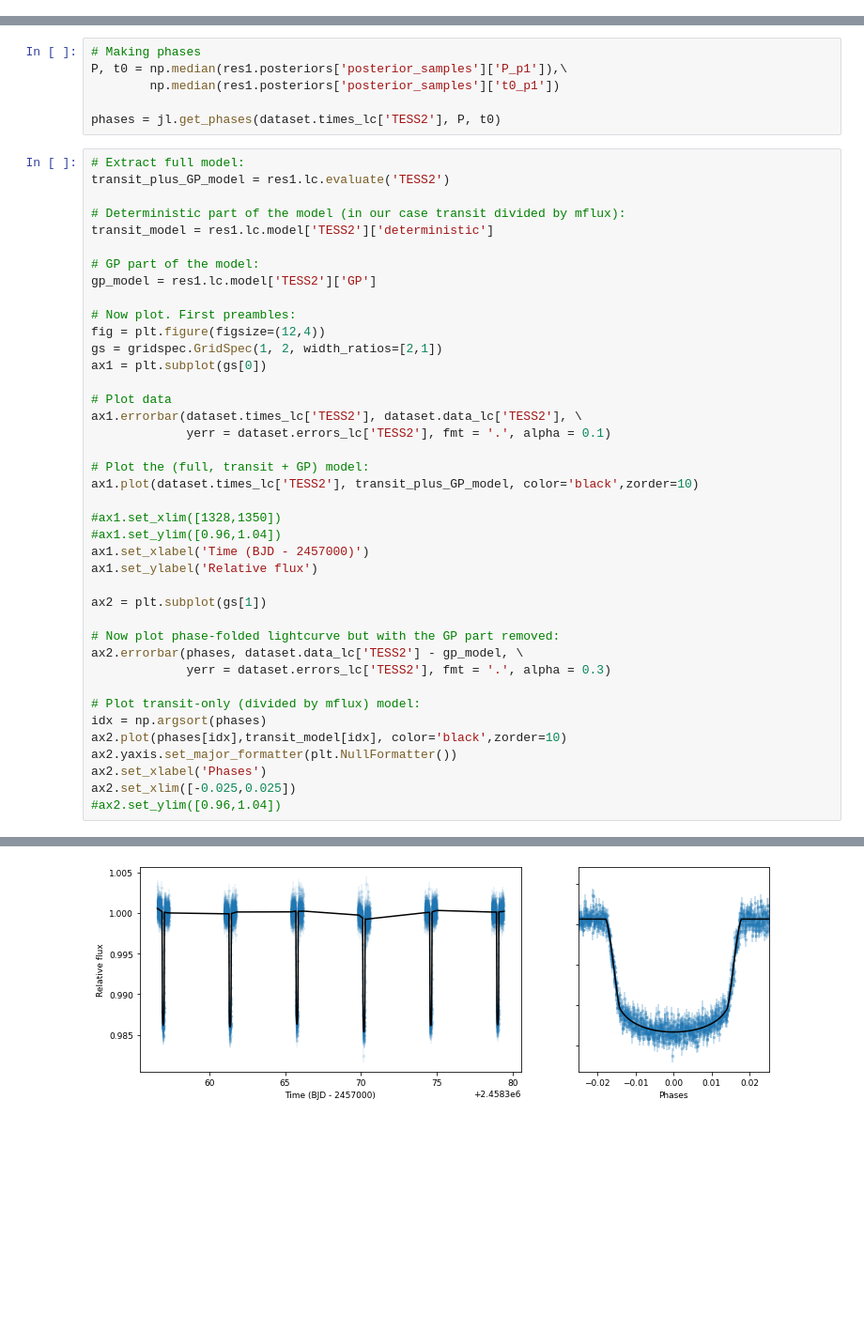
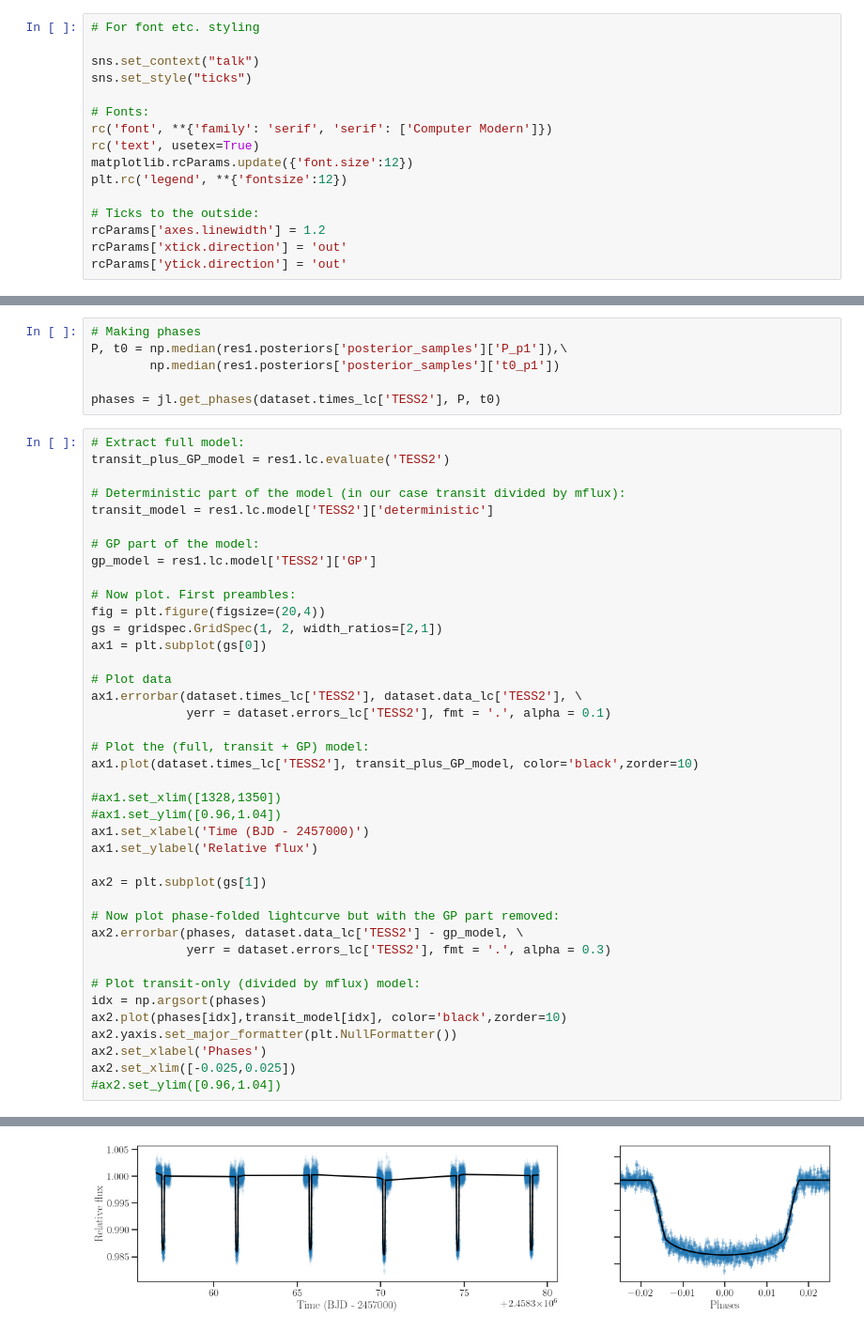
Before and after one commit to Jayshil/ld-project-updated, a Jupyter notebook: WASP-62/phase.ipynb, the cells around one changed output, grey strips where cells are left out. Shown at 94% size. Cells and saved outputs as stored; diff of their text form; blank space fills up the shorter version.

Commit message:
Changed fonts

```diff
--- a/WASP-62/phase.ipynb
+++ b/WASP-62/phase.ipynb
@@ -8,3 +11,19 @@ import matplotlib.gridspec as gridspec
+# %%
+# For font etc. styling
+
+sns.set_context("talk")
+sns.set_style("ticks")
+
+# Fonts:
+rc('font', **{'family': 'serif', 'serif': ['Computer Modern']})
+rc('text', usetex=True)
+matplotlib.rcParams.update({'font.size':12})
+plt.rc('legend', **{'fontsize':12})
+
+# Ticks to the outside:
+rcParams['axes.linewidth'] = 1.2
+rcParams['xtick.direction'] = 'out'
+rcParams['ytick.direction'] = 'out'
 # %%
 # To load data from the folder
 dataset = jl.load(input_folder='multisector_in_transit_ExpMatern')
@@ -30,38 +49,38 @@ transit_model = res1.lc.model['TESS2']['deterministic']
 gp_model = res1.lc.model['TESS2']['GP']
 
 # Now plot. First preambles:
-fig = plt.figure(figsize=(12,4))
+fig = plt.figure(figsize=(20,4))
 gs = gridspec.GridSpec(1, 2, width_ratios=[2,1])
 ax1 = plt.subplot(gs[0])
 
 # Plot data
 ax1.errorbar(dataset.times_lc['TESS2'], dataset.data_lc['TESS2'], \
              yerr = dataset.errors_lc['TESS2'], fmt = '.', alpha = 0.1)
 
 # Plot the (full, transit + GP) model:
 ax1.plot(dataset.times_lc['TESS2'], transit_plus_GP_model, color='black',zorder=10)
 
 #ax1.set_xlim([1328,1350])
 #ax1.set_ylim([0.96,1.04])
 ax1.set_xlabel('Time (BJD - 2457000)')
 ax1.set_ylabel('Relative flux')
 
 ax2 = plt.subplot(gs[1])
 
 # Now plot phase-folded lightcurve but with the GP part removed:
 ax2.errorbar(phases, dataset.data_lc['TESS2'] - gp_model, \
              yerr = dataset.errors_lc['TESS2'], fmt = '.', alpha = 0.3)
 
 # Plot transit-only (divided by mflux) model:
 idx = np.argsort(phases)
 ax2.plot(phases[idx],transit_model[idx], color='black',zorder=10)
 ax2.yaxis.set_major_formatter(plt.NullFormatter())
 ax2.set_xlabel('Phases')
 ax2.set_xlim([-0.025,0.025])
 #ax2.set_ylim([0.96,1.04])
 # %% [output]
 (-0.025, 0.025)
-[figure, old version]
+[figure, new version]
 # %%
 data_phs = dataset.data_lc['TESS2'] - gp_model
 data_err_phs = dataset.errors_lc['TESS2']
```
Also changed, not shown: parts of 2 cells of this notebook, 1 other file.
